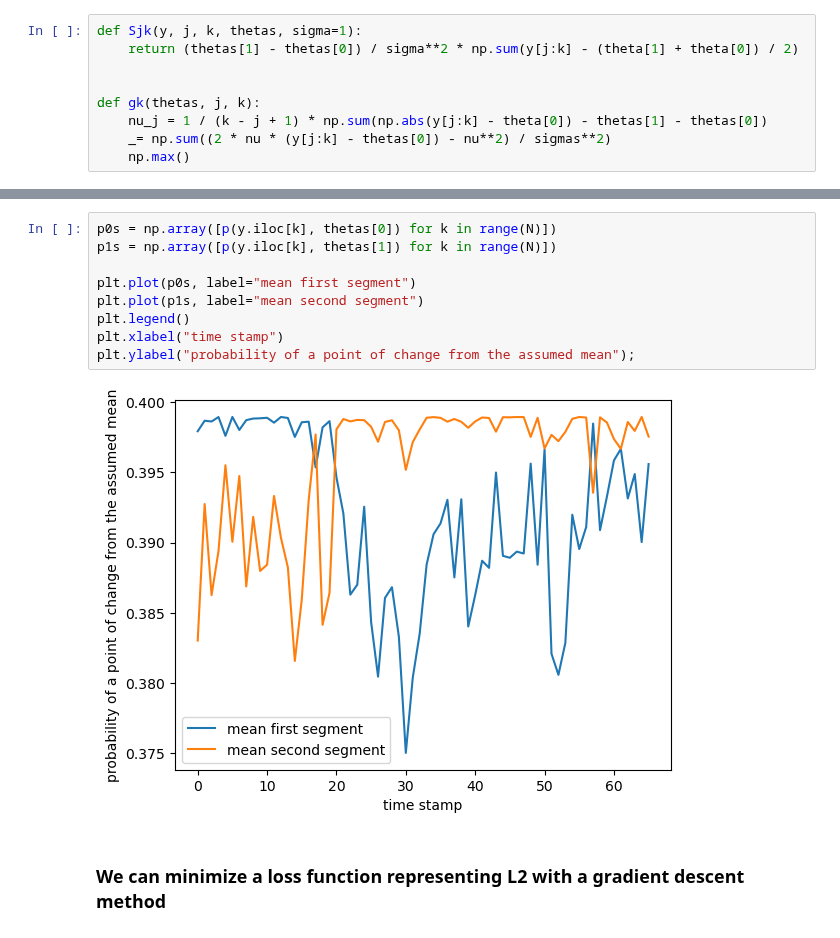
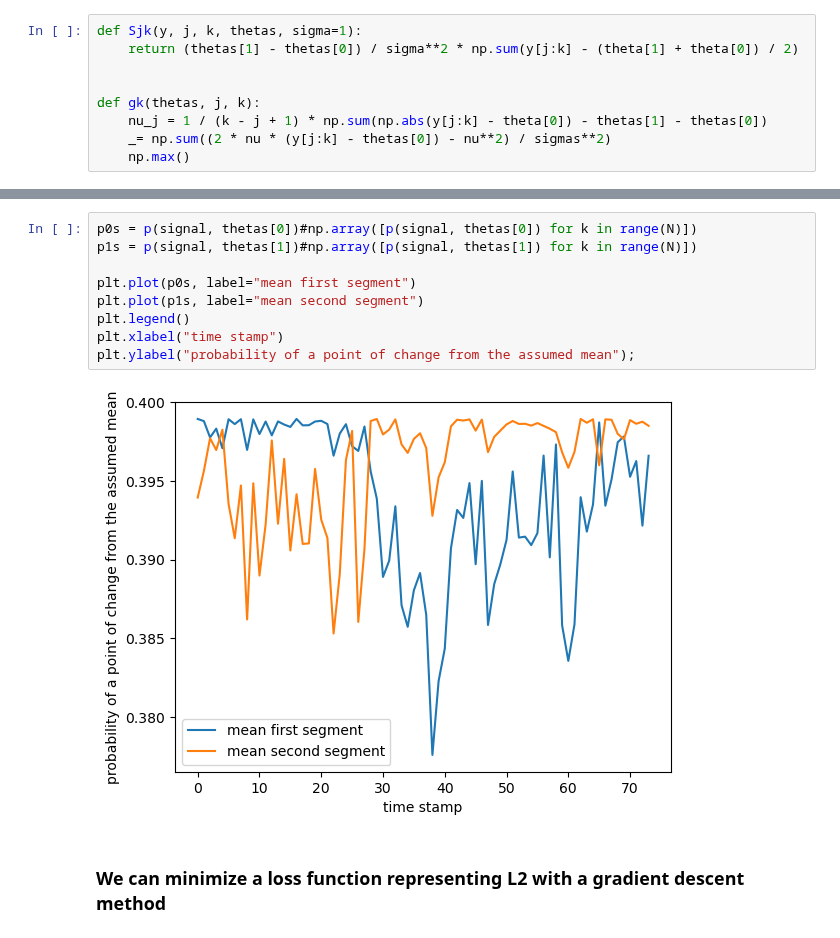
Before and after one commit to RileyWClarke/RAFTS, a Jupyter notebook: Notebooks/DWF_DCR_flare/dwfflare_dparrStatisticalAnalysis.ipynb, the cells around one changed output, grey strips where cells are left out. Cells and saved outputs as stored; diff of their text form.

Commit message:
rerunning the notebooks from images to dpar derivation and statistical analysis

```diff
--- a/Notebooks/DWF_DCR_flare/dwfflare_dparrStatisticalAnalysis.ipynb
+++ b/Notebooks/DWF_DCR_flare/dwfflare_dparrStatisticalAnalysis.ipynb
@@ -315,14 +346,14 @@ def gk(thetas, j, k):
 # %%
-p0s = np.array([p(y.iloc[k], thetas[0]) for k in range(N)])
-p1s = np.array([p(y.iloc[k], thetas[1]) for k in range(N)])
+p0s = p(signal, thetas[0])#np.array([p(signal, thetas[0]) for k in range(N)])
+p1s = p(signal, thetas[1])#np.array([p(signal, thetas[1]) for k in range(N)])
 
 plt.plot(p0s, label="mean first segment")
 plt.plot(p1s, label="mean second segment")
 plt.legend()
 plt.xlabel("time stamp")
 plt.ylabel("probability of a point of change from the assumed mean");
 # %% [output]
-[figure, old version]
+[figure, new version]
 # %% [markdown]
 ### We can minimize a loss function representing L2 with a gradient descent method
 # %%
```
Also changed, not shown: parts of 36 cells of this notebook, 2 other files.
